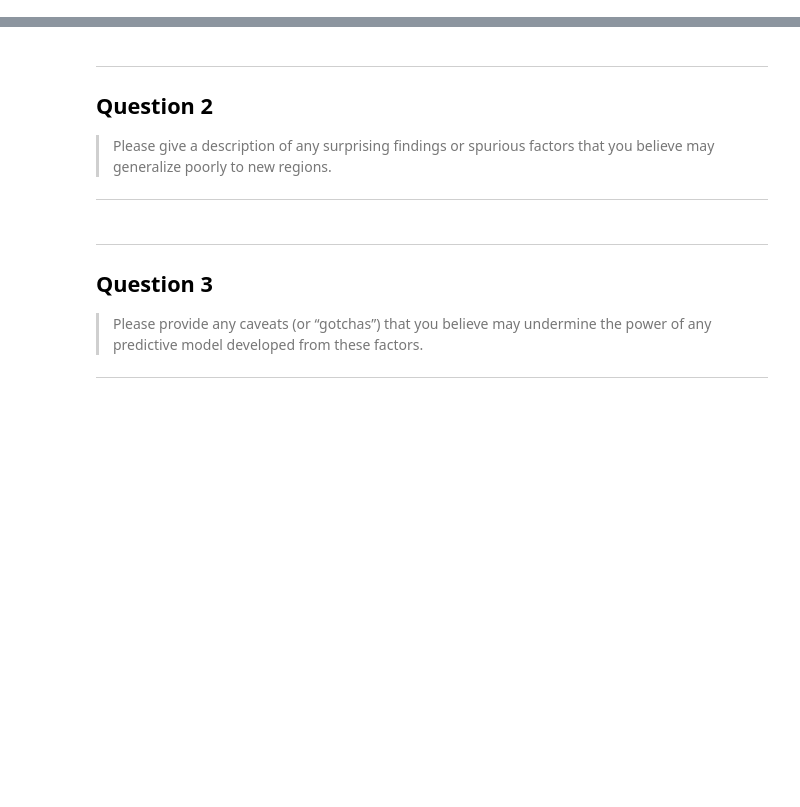
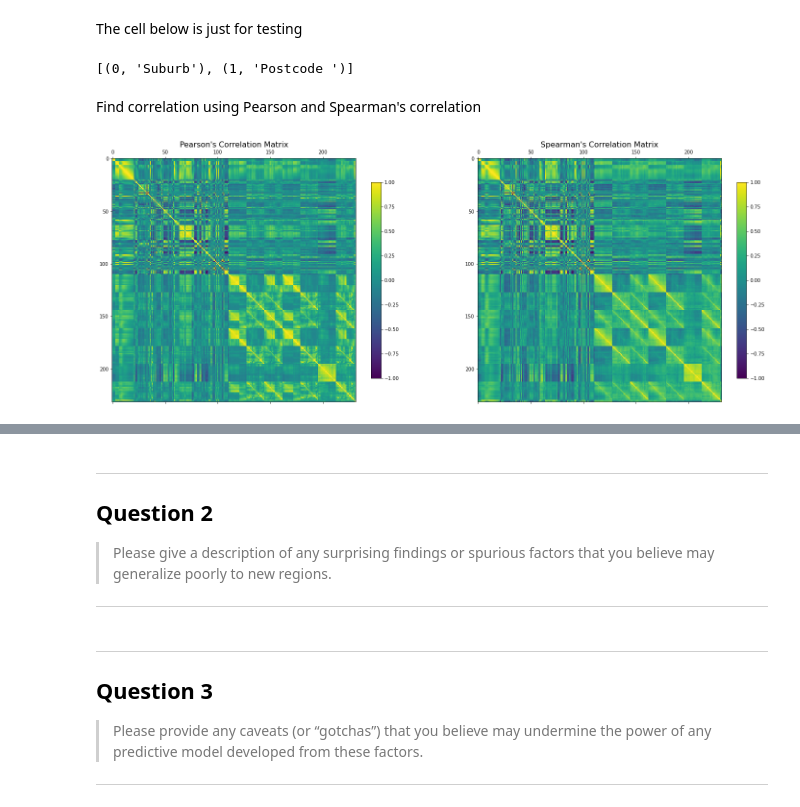
Before and after one commit to lukekh/SolarExercise, a Jupyter notebook: Analysis.ipynb, the cells around one changed output, grey strips where cells are left out. Drawn from its saved outputs; the diff is of its cells as text; code cells hidden in the pictures; blank space fills up the shorter version.

Commit message:
Committing what I have so far to move to my laptop

```diff
--- a/Analysis.ipynb
+++ b/Analysis.ipynb
@@ -36,0 +95,4 @@ df = pd.read_excel('Brisbane Suburbs Stats Separated V2.0.xlsx')
+# %%
+# Derive some extra columns
+df['Total Population (2017)'] = df[df.columns[5:23]].sum(axis=1)  # I've assumed the age columns capture everyone living in a given suburb
+df['Approx km2'] = df['Total Population (2017)']/df['Population density (ERP at 30 June) (persons/km2) 2018']  # Here I've assumed the population has not changed much between 2017 and 2018
@@ -36,0 +178,39 @@ df = pd.read_excel('Brisbane Suburbs Stats Separated V2.0.xlsx')
+# %% [markdown]
+The cell below is just for testing
+# %%
+# Test to see I captured all columns
+all_cols = idx_col.union(target_col)\
+    .union(dist_cols).union(age_cols).union(pop_cols).union(ethnicity_cols)\
+    .union(construction_cols).union(industry_cols).union(finance_cols).union(housing_cols).union(solar_cols)
+
+# This helps me
+#list(enumerate(df.columns))[:]
+
+# Check I have all columns present and accounted for (I'm ok leaving out Suburb and Postcode)
+[(i, col) for i, col in enumerate(df.columns) if col not in all_cols]
+# %% [output]
+[(0, 'Suburb'), (1, 'Postcode ')]
+# %% [markdown]
+Find correlation using Pearson and Spearman's correlation
+# %%
+correlation_mat = df.corr(method='pearson')
+spearman_mat = df.corr(method='spearman')
+
+fig, axes = plt.subplots(nrows=1, ncols=2, figsize=(25, 10))
+
+plt.subplot(1, 2, 1)
+plt.matshow(correlation_mat, fignum=False)
+plt.title("Pearson's Correlation Matrix", fontsize=16)
+
+cb = plt.colorbar(shrink=0.75)
+cb.ax.tick_params()
+
+plt.subplot(1, 2, 2)
+plt.matshow(spearman_mat, fignum=False)
+plt.title("Spearman's Correlation Matrix", fontsize=16)
+
+cb = plt.colorbar(shrink=0.75)
+cb.ax.tick_params()
+plt.show()
+# %% [output]
+[figure, added]
```
Also changed, not shown: parts of 20 cells of this notebook.
